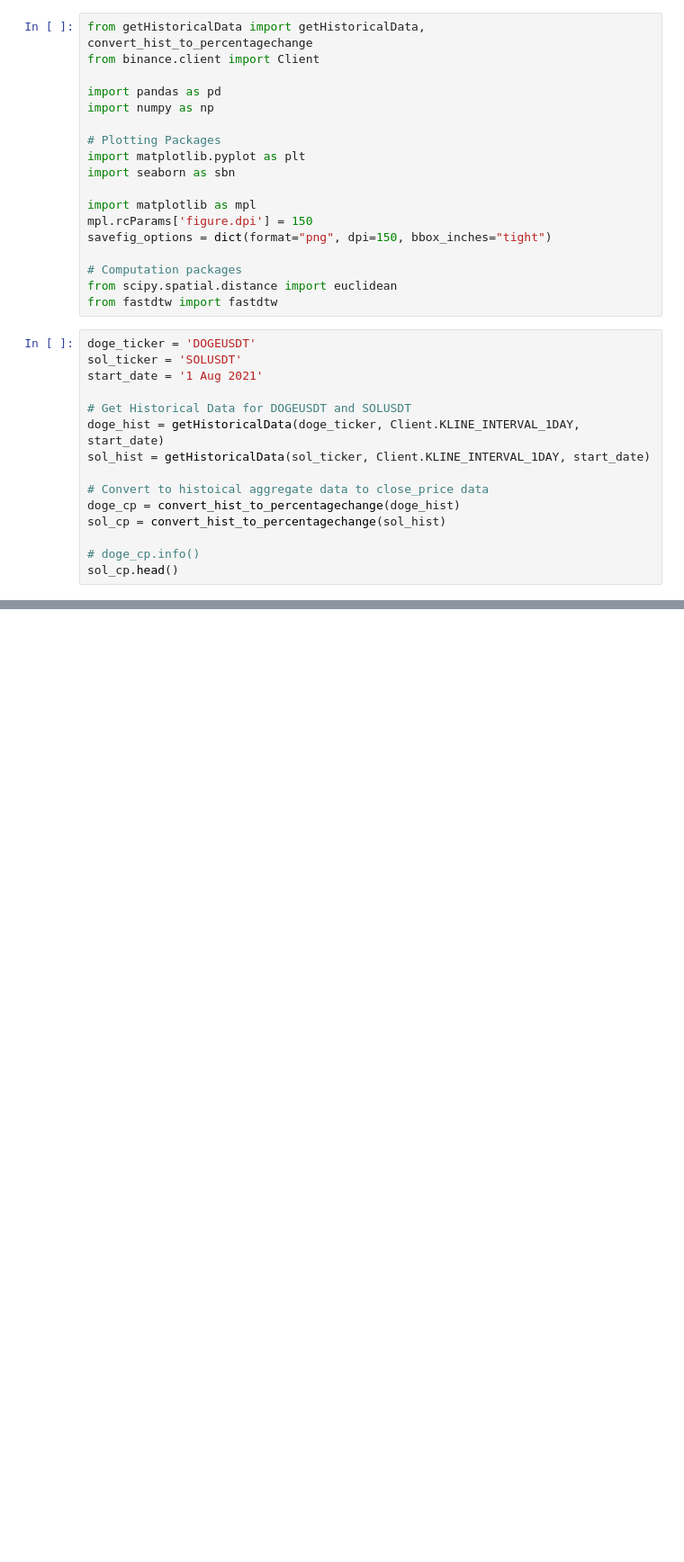
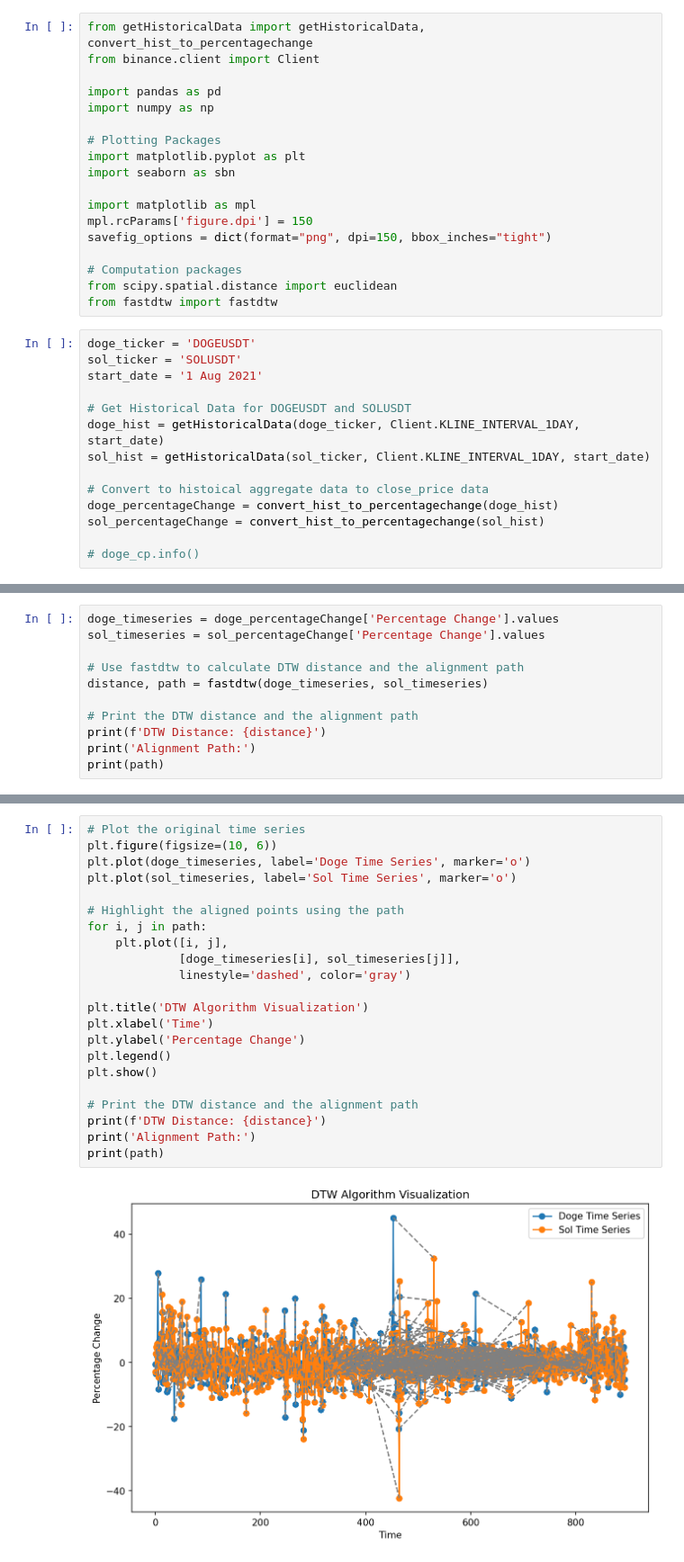
Before and after one commit to james19190/AltCoin_ClosePrice_BivariateAnalysis, a Jupyter notebook: Backtesting/CorrAnalysis/ex_2Var_Viz.ipynb, the cells around one changed output, grey strips where cells are left out. Shown: that part at 90% size. Saved outputs shown, nothing was run; the diff lists cells and outputs as text; blank space fills up the shorter version.

```diff
--- a/Backtesting/CorrAnalysis/ex_2Var_Viz.ipynb
+++ b/Backtesting/CorrAnalysis/ex_2Var_Viz.ipynb
@@ -26,8 +26,7 @@ doge_hist = getHistoricalData(doge_ticker, Client.KLINE_INTERVAL_1DAY, start_dat
 sol_hist = getHistoricalData(sol_ticker, Client.KLINE_INTERVAL_1DAY, start_date)
 
 # Convert to histoical aggregate data to close_price data
-doge_cp = convert_hist_to_percentagechange(doge_hist)
-sol_cp = convert_hist_to_percentagechange(sol_hist)
+doge_percentageChange = convert_hist_to_percentagechange(doge_hist)
+sol_percentageChange = convert_hist_to_percentagechange(sol_hist)
 
 # doge_cp.info()
-sol_cp.head()
@@ -50,0 +59,11 @@ See the caveats in the documentation: https://pandas.pydata.org/pandas-docs/stab
+# %%
+doge_timeseries = doge_percentageChange['Percentage Change'].values
+sol_timeseries = sol_percentageChange['Percentage Change'].values
+
+# Use fastdtw to calculate DTW distance and the alignment path
+distance, path = fastdtw(doge_timeseries, sol_timeseries)
+
+# Print the DTW distance and the alignment path
+print(f'DTW Distance: {distance}')
+print('Alignment Path:')
+print(path)
@@ -50,0 +74,24 @@ See the caveats in the documentation: https://pandas.pydata.org/pandas-docs/stab
+# %%
+# Plot the original time series
+plt.figure(figsize=(10, 6))
+plt.plot(doge_timeseries, label='Doge Time Series', marker='o')
+plt.plot(sol_timeseries, label='Sol Time Series', marker='o')
+
+# Highlight the aligned points using the path
+for i, j in path:
+    plt.plot([i, j],
+             [doge_timeseries[i], sol_timeseries[j]],
+             linestyle='dashed', color='gray')
+
+plt.title('DTW Algorithm Visualization')
+plt.xlabel('Time')
+plt.ylabel('Percentage Change')
+plt.legend()
+plt.show()
+
+# Print the DTW distance and the alignment path
+print(f'DTW Distance: {distance}')
+print('Alignment Path:')
+print(path)
+# %% [output]
+[figure, added]
```
Also changed, not shown: parts of 5 cells of this notebook.
